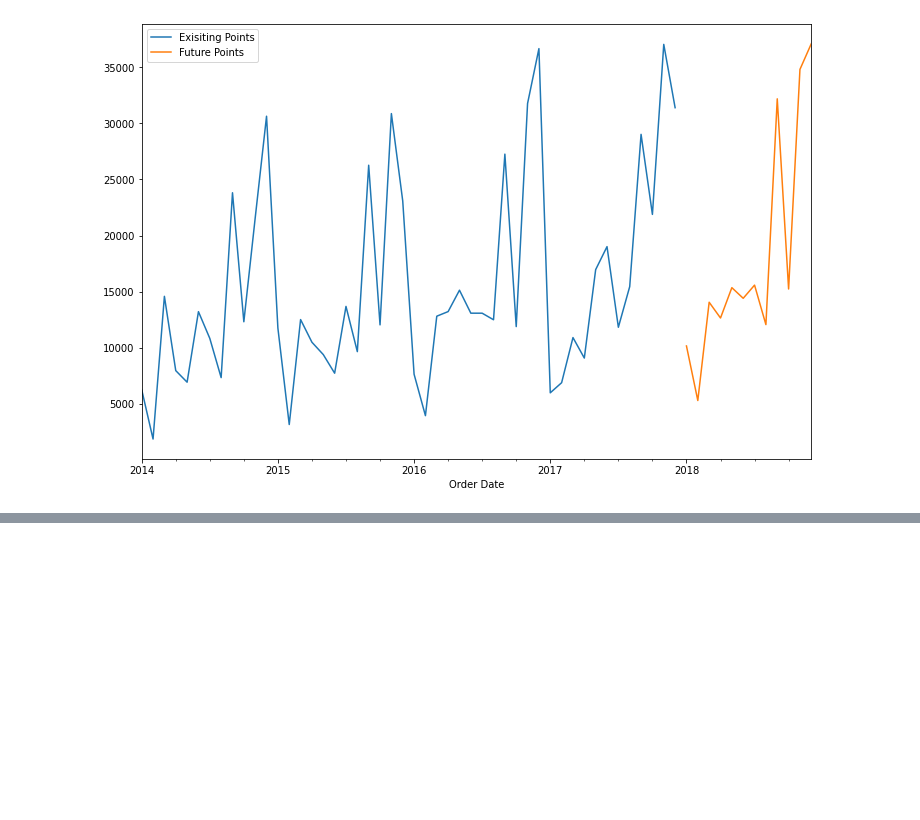
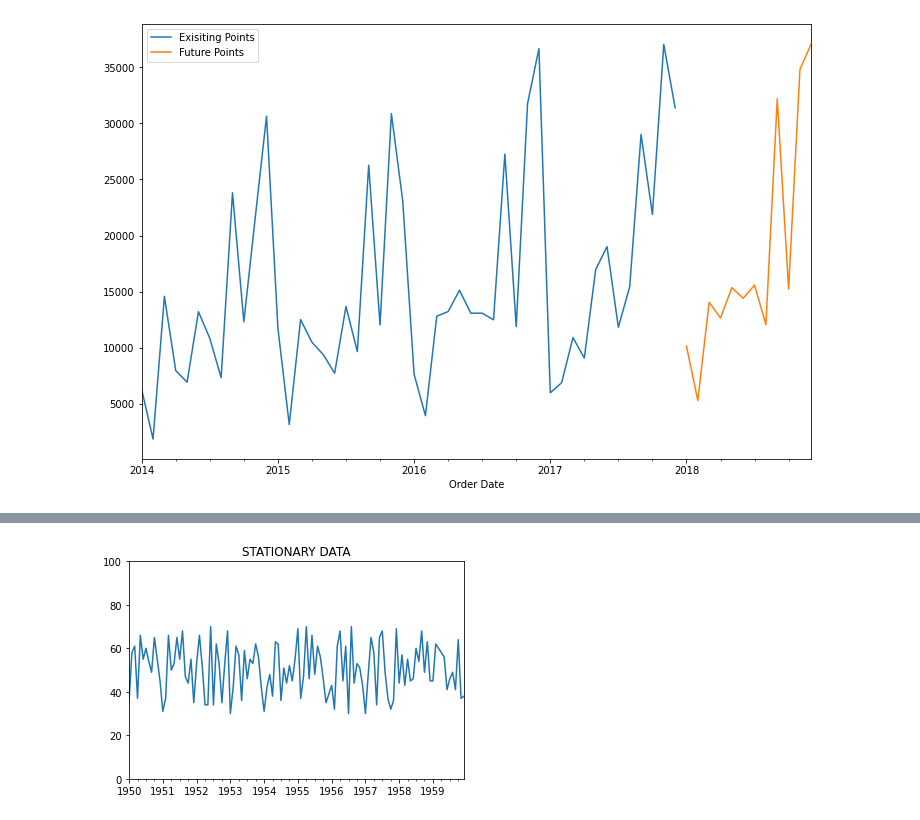
Before and after one commit to ajitsingh98/Time-Series-Analysis-and-Forecasting-with-Python, a Jupyter notebook: Time_Series_Forecasting_General_Methods.ipynb, the cells around one changed output, grey strips where cells are left out. Drawn from its saved outputs; the diff is of its cells as text; code cells hidden in the pictures; blank space fills up the shorter version.

```diff
--- a/Time_Series_Forecasting_General_Methods.ipynb
+++ b/Time_Series_Forecasting_General_Methods.ipynb
@@ -200,0 +211,3 @@ future_preds.plot(figsize=(12, 8), legend=True, label='Future Points')
+# %%
+df = pd.read_csv('Data/samples.csv', index_col=0, parse_dates=True)
+df.head()
@@ -200,0 +221,4 @@ future_preds.plot(figsize=(12, 8), legend=True, label='Future Points')
+# %%
+df['a'].plot(ylim=[0, 100], title='STATIONARY DATA').autoscale(axis='x', tight=True)
+# %% [output]
+[figure, added]
```
Also changed, not shown: parts of 18 cells of this notebook, 2 other files.
